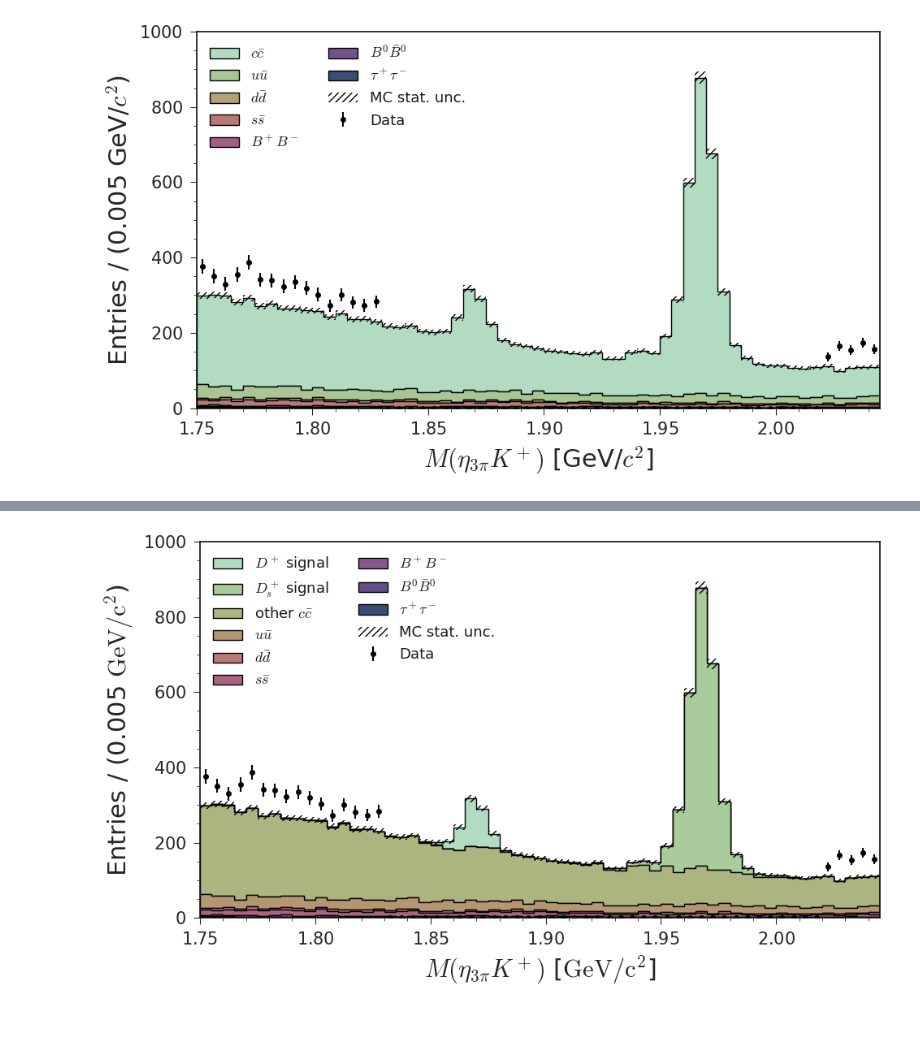
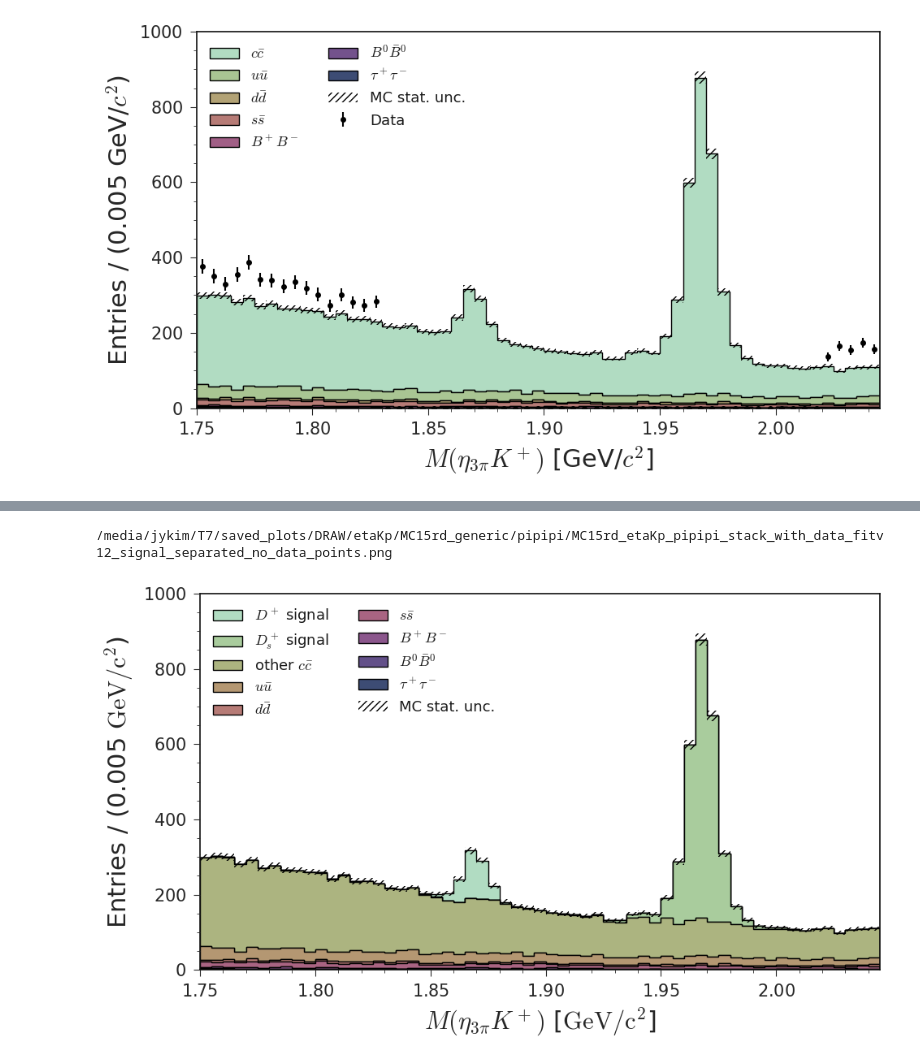
Before and after one commit to jykim-physics/DRAW_and_FITTING, a Jupyter notebook: main/Dpetapip/draw/after_BDT/proc13_etaKp_pipipi.ipynb, the cells around one changed output, grey strips where cells are left out. Saved outputs shown, nothing was run; the diff lists cells and outputs as text; code cells hidden in the pictures; blank space fills up the shorter version.

```diff
--- a/main/Dpetapip/draw/after_BDT/proc13_etaKp_pipipi.ipynb
+++ b/main/Dpetapip/draw/after_BDT/proc13_etaKp_pipipi.ipynb
@@ -14,7 +14,7 @@ from scipy import stats
 try:
 #     plt.style.use('belle2')
     # plt.style.use('belle2_serif')
-    plt.style.use('belle2_modern'/)
+    plt.style.use('belle2_modern')
 except OSError:
     print("Please install belle2 matplotlib style")
 px = 1/plt.rcParams['figure.dpi']
@@ -252,12 +252,13 @@ def plot_stack_with_data(dataframes, tag_order, labels, data_df, var, bins, xlab
     ax.bar(bin_centers, 2*np.sqrt(sum_w2), width=bin_width, bottom=sum_w - np.sqrt(sum_w2),
            color='black', hatch='////', fill=False, lw=0, label="MC stat. unc.")
 
-    # Data points
-    data_hist, _ = np.histogram(data_df[var], bins=xbins)
-    ax.errorbar(bin_centers, data_hist, yerr=np.sqrt(data_hist), fmt='ko', markersize=4, label="Data")
+    if data_df is not None:
+        # Data points
+        data_hist, _ = np.histogram(data_df[var], bins=xbins)
+        ax.errorbar(bin_centers, data_hist, yerr=np.sqrt(data_hist), fmt='ko', markersize=4, label="Data")
 
-    watermark(t="",logo="Preliminary",px=0.84, py=0.82, fontsize=14)
-    lumi(l="$428\; \mathrm{fb}^{-1}$", px=0.78, py=0.90)
+        watermark(t="",logo="Preliminary",px=0.84, py=0.82, fontsize=14)
+        lumi(l="$428\; \mathrm{fb}^{-1}$", px=0.78, py=0.90)
 
     ax.set_xlim(*bins)
     ax.set_xlabel(xlabel)
@@ -351,4 +357,7 @@ taupair: 11 files found
 # %%
-plot_stack_with_data(mc_data, tag_order, labels, data_df, 'Dp_M', bins, xlabel, output)
+output = os.path.join(plot_dir, "MC15rd_etaKp_pipipi_stack_with_data_fitv12_signal_separated_no_data_points.png")
+print(output)
+plot_stack_with_data(mc_data, tag_order, labels, None, 'Dp_M', bins, xlabel, output)
 # %% [output]
+/media/jykim/T7/saved_plots/DRAW/etaKp/MC15rd_generic/pipipi/MC15rd_etaKp_pipipi_stack_with_data_fitv12_signal_separated_no_data_points.png
-[figure, old version]
+[figure, new version]
```
Also changed, not shown: parts of 2 cells of this notebook, 4 other files.
